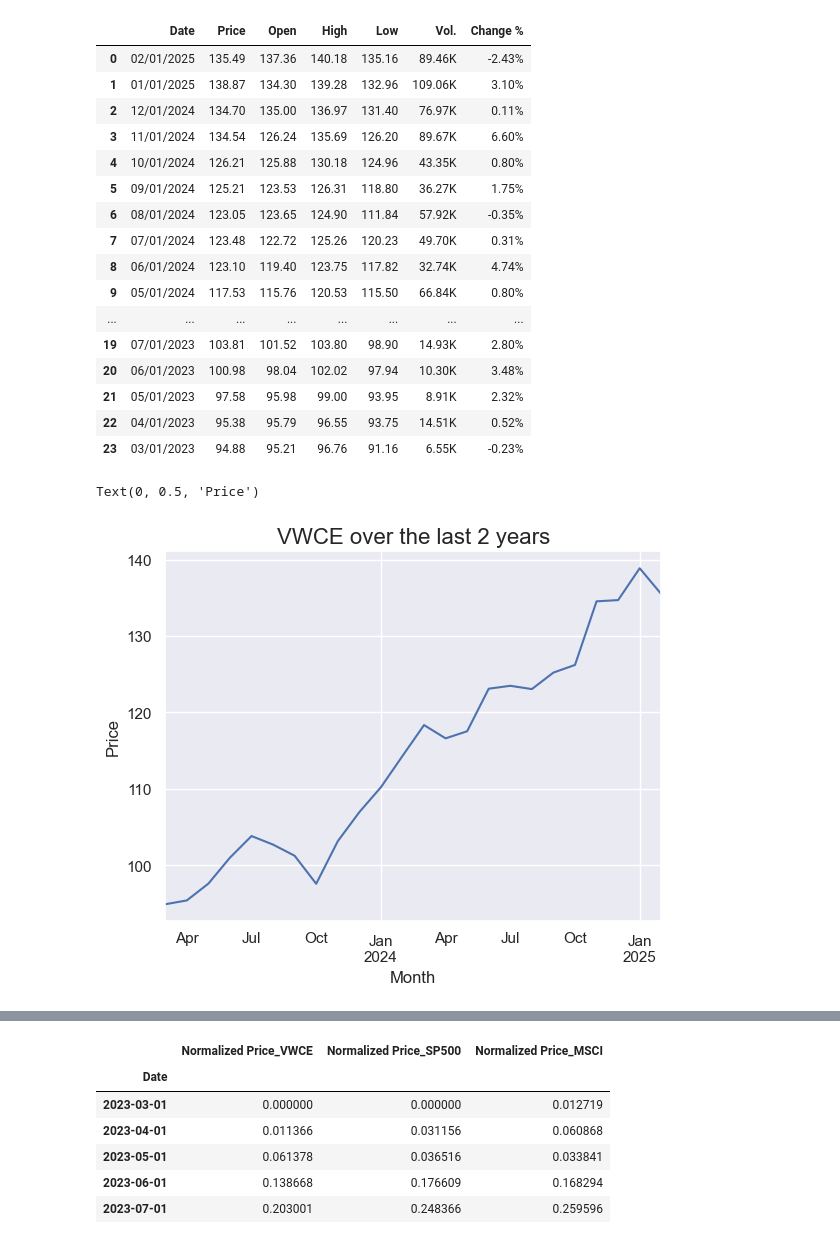
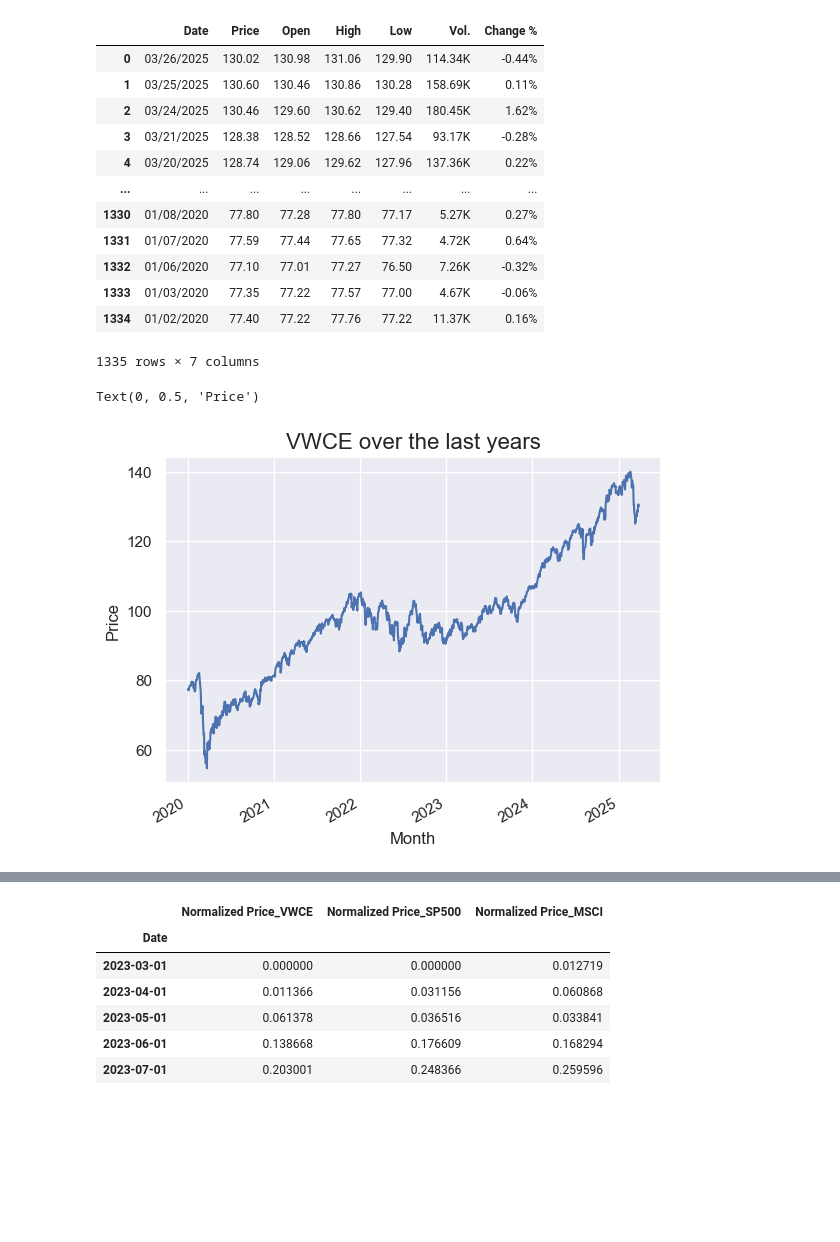
Before and after one commit to ChristianChimi/Financial-Analytics, a Jupyter notebook: Stock-Market-Analytics/Stock_market_Analytics.ipynb, the cells around one changed output, grey strips where cells are left out. Drawn from its saved outputs; the diff is of its cells as text; code cells hidden in the pictures; blank space fills up the shorter version.

```diff
--- a/Stock-Market-Analytics/Stock_market_Analytics.ipynb
+++ b/Stock-Market-Analytics/Stock_market_Analytics.ipynb
@@ -9,32 +9,28 @@ import torch
 import torch.nn as nn
 import torch.optim as optim
 from torch.utils.data import DataLoader, TensorDataset
-df_VWCE=pd.read_csv('VWCE_ETF_Stock_Price.csv')
-df_SP500=pd.read_csv('S&P_500_Data.csv')
-df_APPLE=pd.read_csv('Apple_Stock_Price.csv')
-df_MSCI=pd.read_csv('MSCI.csv')
-df_EIMI=pd.read_csv("Eimi.csv")
+df_VWCE=pd.read_csv('vwce.csv')
+df_SP500=pd.read_csv('sp500.csv')
+df_APPLE=pd.read_csv('apple.csv')
+df_MSCI=pd.read_csv('msci.csv')
+df_EIMI=pd.read_csv("eimi.csv")
 sns.set(style="darkgrid")
 # %%
 df_VWCE
 # %% [output]
 |  | Date | Price | Open | High | Low | Vol. | Change % |
-| 0 | 02/01/2025 | 135.49 | 137.36 | 140.18 | 135.16 | 89.46K | -2.43% |
-| 1 | 01/01/2025 | 138.87 | 134.30 | 139.28 | 132.96 | 109.06K | 3.10% |
-| 2 | 12/01/2024 | 134.70 | 135.00 | 136.97 | 131.40 | 76.97K | 0.11% |
-| 3 | 11/01/2024 | 134.54 | 126.24 | 135.69 | 126.20 | 89.67K | 6.60% |
-| 4 | 10/01/2024 | 126.21 | 125.88 | 130.18 | 124.96 | 43.35K | 0.80% |
-| 5 | 09/01/2024 | 125.21 | 123.53 | 126.31 | 118.80 | 36.27K | 1.75% |
-| 6 | 08/01/2024 | 123.05 | 123.65 | 124.90 | 111.84 | 57.92K | -0.35% |
-| 7 | 07/01/2024 | 123.48 | 122.72 | 125.26 | 120.23 | 49.70K | 0.31% |
-| 8 | 06/01/2024 | 123.10 | 119.40 | 123.75 | 117.82 | 32.74K | 4.74% |
-| 9 | 05/01/2024 | 117.53 | 115.76 | 120.53 | 115.50 | 66.84K | 0.80% |
+| 0 | 03/26/2025 | 130.02 | 130.98 | 131.06 | 129.90 | 114.34K | -0.44% |
+| 1 | 03/25/2025 | 130.60 | 130.46 | 130.86 | 130.28 | 158.69K | 0.11% |
+| 2 | 03/24/2025 | 130.46 | 129.60 | 130.62 | 129.40 | 180.45K | 1.62% |
+| 3 | 03/21/2025 | 128.38 | 128.52 | 128.66 | 127.54 | 93.17K | -0.28% |
+| 4 | 03/20/2025 | 128.74 | 129.06 | 129.62 | 127.96 | 137.36K | 0.22% |
 | ... | ... | ... | ... | ... | ... | ... | ... |
-| 19 | 07/01/2023 | 103.81 | 101.52 | 103.80 | 98.90 | 14.93K | 2.80% |
-| 20 | 06/01/2023 | 100.98 | 98.04 | 102.02 | 97.94 | 10.30K | 3.48% |
-| 21 | 05/01/2023 | 97.58 | 95.98 | 99.00 | 93.95 | 8.91K | 2.32% |
-| 22 | 04/01/2023 | 95.38 | 95.79 | 96.55 | 93.75 | 14.51K | 0.52% |
-| 23 | 03/01/2023 | 94.88 | 95.21 | 96.76 | 91.16 | 6.55K | -0.23% |
+| 1330 | 01/08/2020 | 77.80 | 77.28 | 77.80 | 77.17 | 5.27K | 0.27% |
+| 1331 | 01/07/2020 | 77.59 | 77.44 | 77.65 | 77.32 | 4.72K | 0.64% |
+| 1332 | 01/06/2020 | 77.10 | 77.01 | 77.27 | 76.50 | 7.26K | -0.32% |
+| 1333 | 01/03/2020 | 77.35 | 77.22 | 77.57 | 77.00 | 4.67K | -0.06% |
+| 1334 | 01/02/2020 | 77.40 | 77.22 | 77.76 | 77.22 | 11.37K | 0.16% |
+1335 rows × 7 columns
 # %%
 df_VWCE['Date']=pd.to_datetime(df_VWCE['Date'])
 df_VWCE_ordered=df_VWCE.sort_values(by='Date', ascending=True).copy()
@@ -51,12 +47,12 @@ df_MSCI_ordered.set_index('Date', inplace=True)
 df_EIMI_ordered.set_index('Date', inplace=True)
 # %%
 df_VWCE_ordered['Price'].plot(kind='line')
-plt.title("VWCE over the last 2 years", fontsize=16)
+plt.title("VWCE over the last years", fontsize=16)
 plt.xlabel("Month", fontsize=12)
 plt.ylabel("Price", fontsize=12)
 # %% [output]
 Text(0, 0.5, 'Price')
-[figure, old version]
+[figure, new version]
 # %%
 df_VWCE_ordered.describe()
 # %% [output]
```
Also changed, not shown: parts of 36 cells of this notebook, 8 other files.
